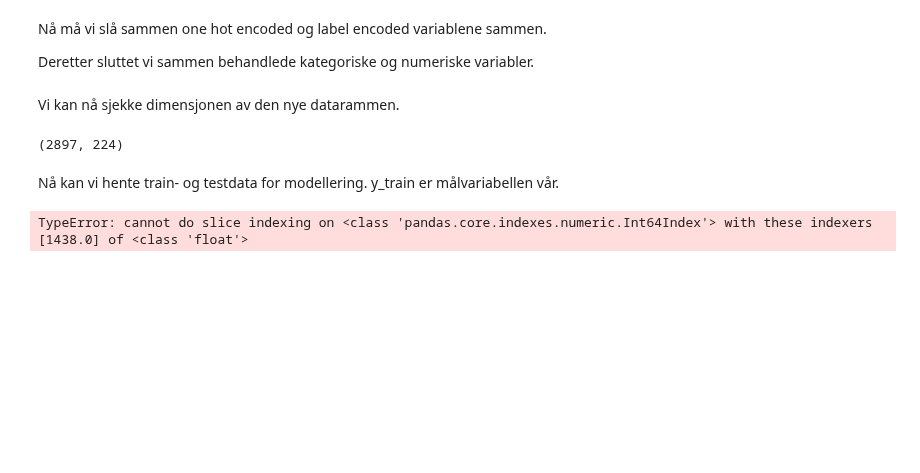
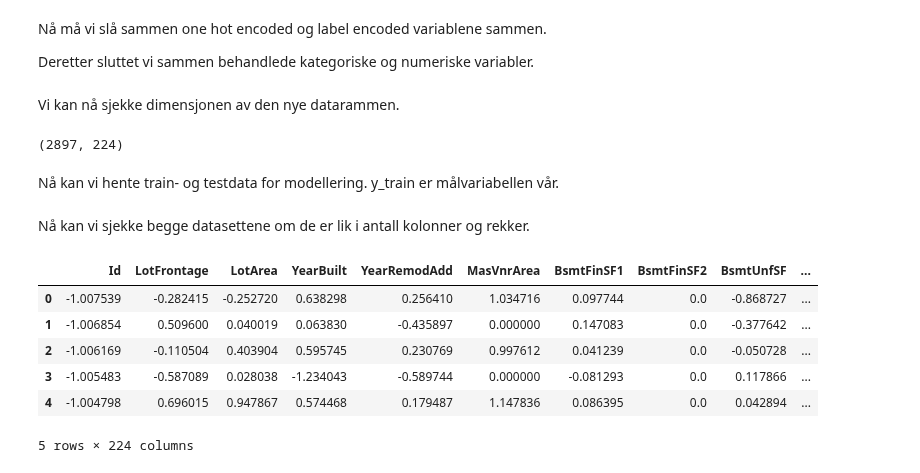
Before and after one commit to sebastianberge/ames-housing-prices, a Jupyter notebook: Ames - Housing Prices.ipynb, the cells around one changed output. Cells and saved outputs as stored; diff of their text form; code cells hidden in the pictures; blank space fills up the shorter version.

```diff
--- a/Ames - Housing Prices.ipynb
+++ b/Ames - Housing Prices.ipynb
@@ -450,9 +450,19 @@ df_merged_processed.shape
 Nå kan vi hente train- og testdata for modellering. y_train er målvariabellen vår.
 # %%
 '''Vet ikke hvorfor dette ikke fungerer'''
-df_train_final = df_merged_processed.iloc[0:1438. :]
+df_train_final = df_merged_processed.iloc[0:1438, :]
 df_test_final = df_merged_processed.iloc[1438:, :]
 
 y_train = y_train
-# %% [output]
-TypeError: cannot do slice indexing on <class 'pandas.core.indexes.numeric.Int64Index'> with these indexers [1438.0] of <class 'float'>
+# %% [markdown]
+Nå kan vi sjekke begge datasettene om de er lik i antall kolonner og rekker.
+# %%
+df_train_final.head()
+# %% [output]
+|  | Id | LotFrontage | LotArea | YearBuilt | YearRemodAdd | MasVnrArea | BsmtFinSF1 | BsmtFinSF2 | BsmtUnfSF | ... |
+| 0 | -1.007539 | -0.282415 | -0.252720 | 0.638298 | 0.256410 | 1.034716 | 0.097744 | 0.0 | -0.868727 | ... |
+| 1 | -1.006854 | 0.509600 | 0.040019 | 0.063830 | -0.435897 | 0.000000 | 0.147083 | 0.0 | -0.377642 | ... |
+| 2 | -1.006169 | -0.110504 | 0.403904 | 0.595745 | 0.230769 | 0.997612 | 0.041239 | 0.0 | -0.050728 | ... |
+| 3 | -1.005483 | -0.587089 | 0.028038 | -1.234043 | -0.589744 | 0.000000 | -0.081293 | 0.0 | 0.117866 | ... |
+| 4 | -1.004798 | 0.696015 | 0.947867 | 0.574468 | 0.179487 | 1.147836 | 0.086395 | 0.0 | 0.042894 | ... |
+5 rows × 224 columns
```
Also changed, not shown: parts of 20 cells of this notebook.
